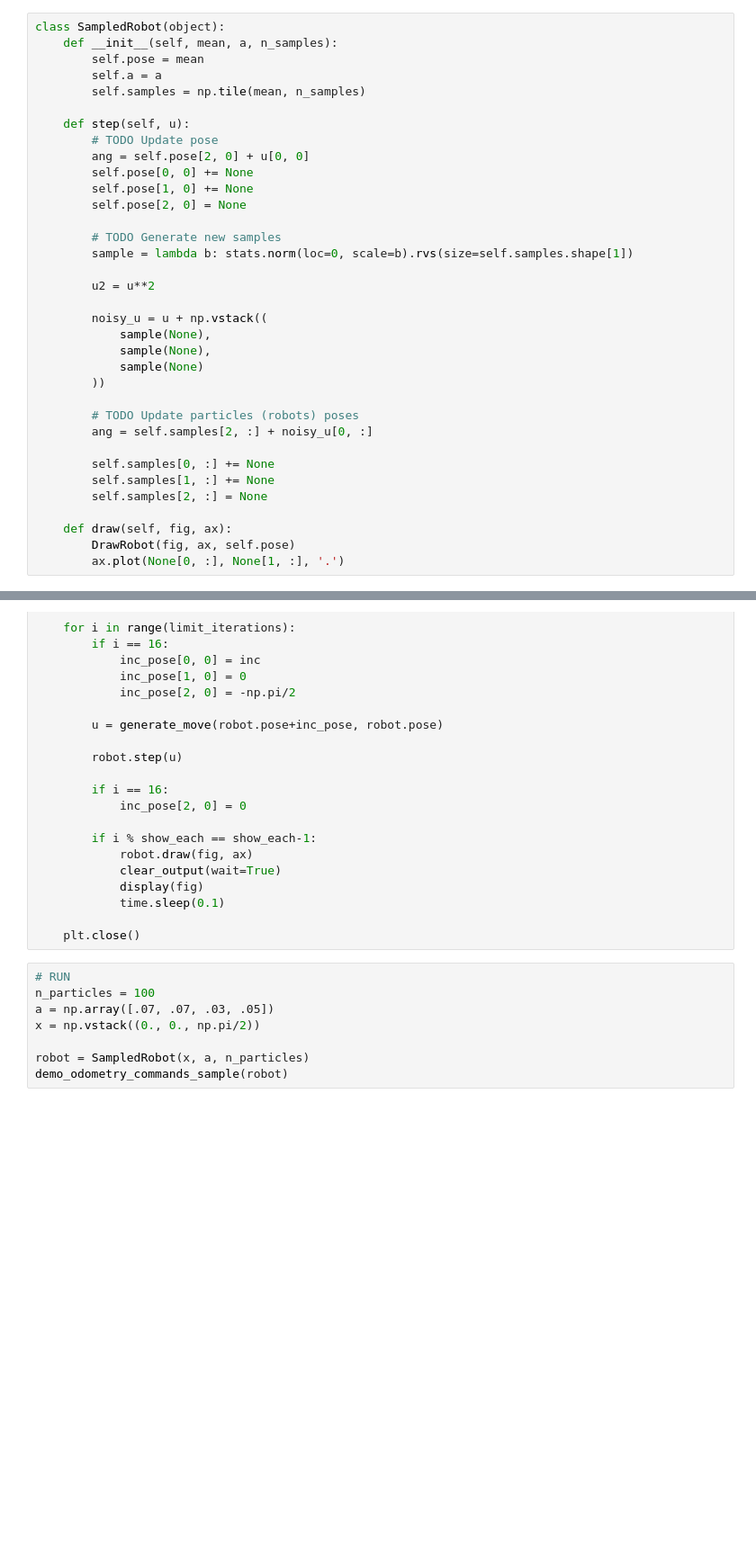
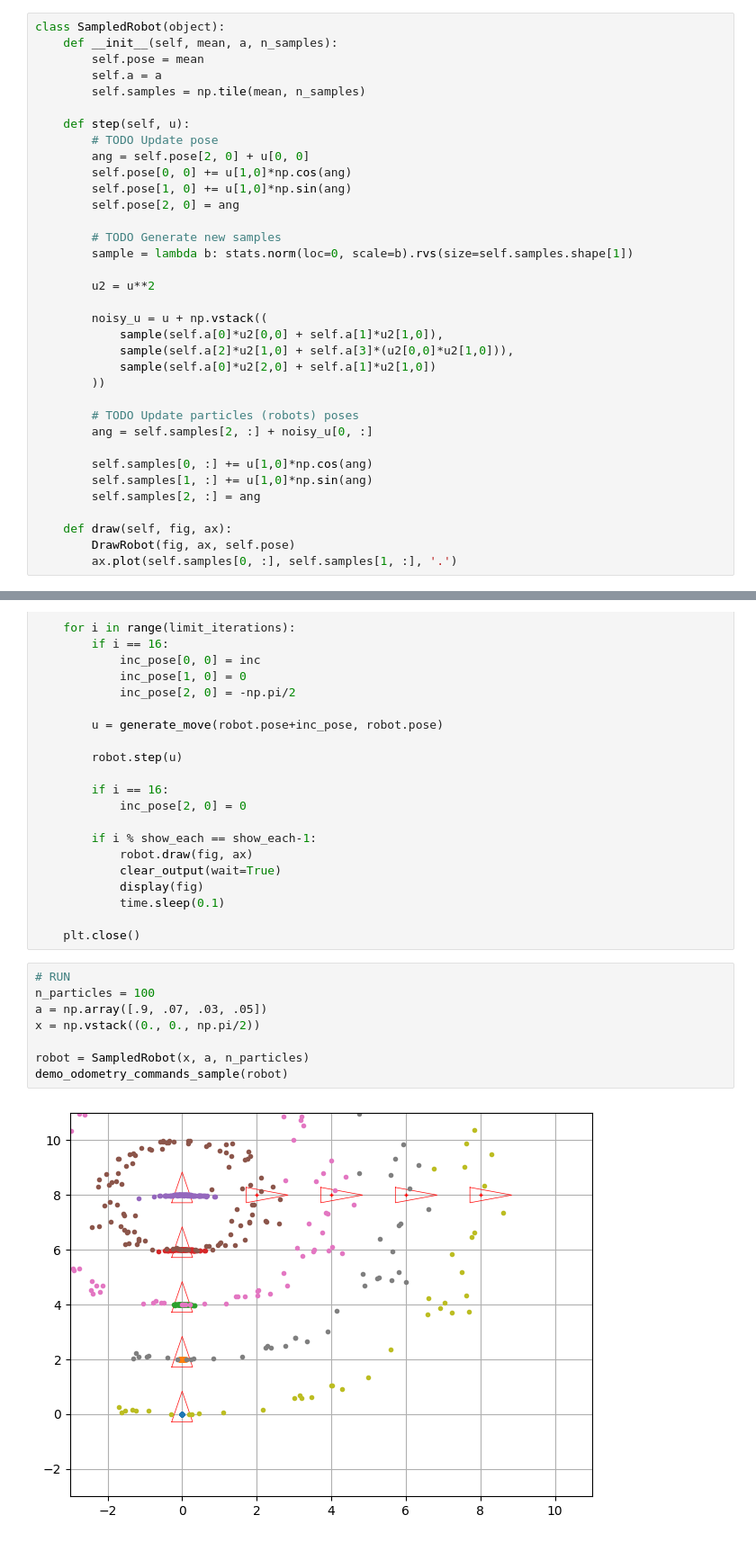
Before and after one commit to Javi-M/uma_robotics_2023, a Jupyter notebook: Chapter 03. Robot motion/3.3 Odometry-based motion model.ipynb, the cells around one changed output, grey strips where cells are left out. Shown: that part at 90% size. Saved outputs shown, nothing was run; the diff lists cells and outputs as text; blank space fills up the shorter version.

```diff
--- a/Chapter 03. Robot motion/3.3 Odometry-based motion model.ipynb
+++ b/Chapter 03. Robot motion/3.3 Odometry-based motion model.ipynb
@@ -381,9 +382,9 @@ class SampledRobot(object):
     def step(self, u):
         # TODO Update pose
         ang = self.pose[2, 0] + u[0, 0]
-        self.pose[0, 0] += None
-        self.pose[1, 0] += None
-        self.pose[2, 0] = None
+        self.pose[0, 0] += u[1,0]*np.cos(ang)
+        self.pose[1, 0] += u[1,0]*np.sin(ang)
+        self.pose[2, 0] = ang
 
         # TODO Generate new samples
         sample = lambda b: stats.norm(loc=0, scale=b).rvs(size=self.samples.shape[1])
@@ -391,21 +392,21 @@ class SampledRobot(object):
         u2 = u**2
 
         noisy_u = u + np.vstack((
-            sample(None),
-            sample(None),
-            sample(None)
+            sample(self.a[0]*u2[0,0] + self.a[1]*u2[1,0]),
+            sample(self.a[2]*u2[1,0] + self.a[3]*(u2[0,0]*u2[1,0])),
+            sample(self.a[0]*u2[2,0] + self.a[1]*u2[1,0])
         ))
 
         # TODO Update particles (robots) poses
         ang = self.samples[2, :] + noisy_u[0, :]
 
-        self.samples[0, :] += None
-        self.samples[1, :] += None
-        self.samples[2, :] = None
+        self.samples[0, :] += u[1,0]*np.cos(ang)
+        self.samples[1, :] += u[1,0]*np.sin(ang)
+        self.samples[2, :] = ang
 
     def draw(self, fig, ax):
         DrawRobot(fig, ax, self.pose)
-        ax.plot(None[0, :], None[1, :], '.')
+        ax.plot(self.samples[0, :], self.samples[1, :], '.')
 # %% [markdown]
 Run the following demo to **test your code**:
 # %%
@@ -450,11 +451,13 @@ def demo_odometry_commands_sample(robot):
 # %%
 # RUN
 n_particles = 100
-a = np.array([.07, .07, .03, .05])
+a = np.array([.9, .07, .03, .05])
 x = np.vstack((0., 0., np.pi/2))
 
 robot = SampledRobot(x, a, n_particles)
 demo_odometry_commands_sample(robot)
+# %% [output]
+[figure, added]
 # %% [markdown]
 ### <font color="blue"><b><i>Thinking about it (2)</i></b></font>
 
```
Also changed, not shown: parts of 4 cells of this notebook, 2 other files.
